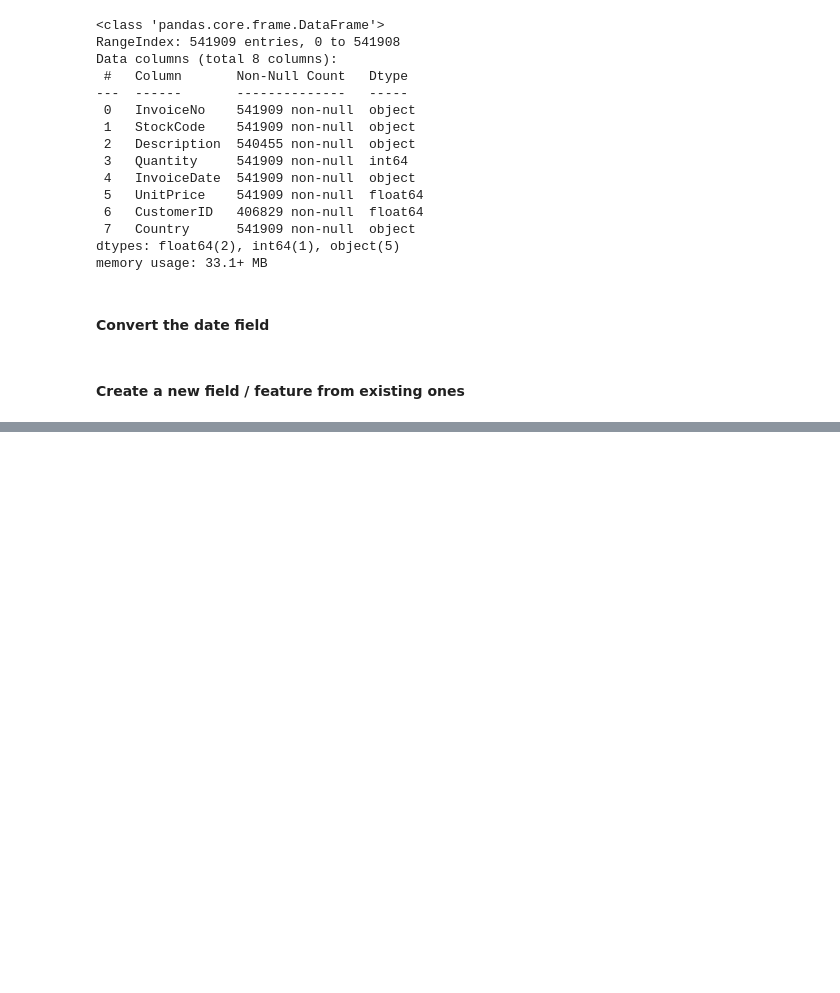
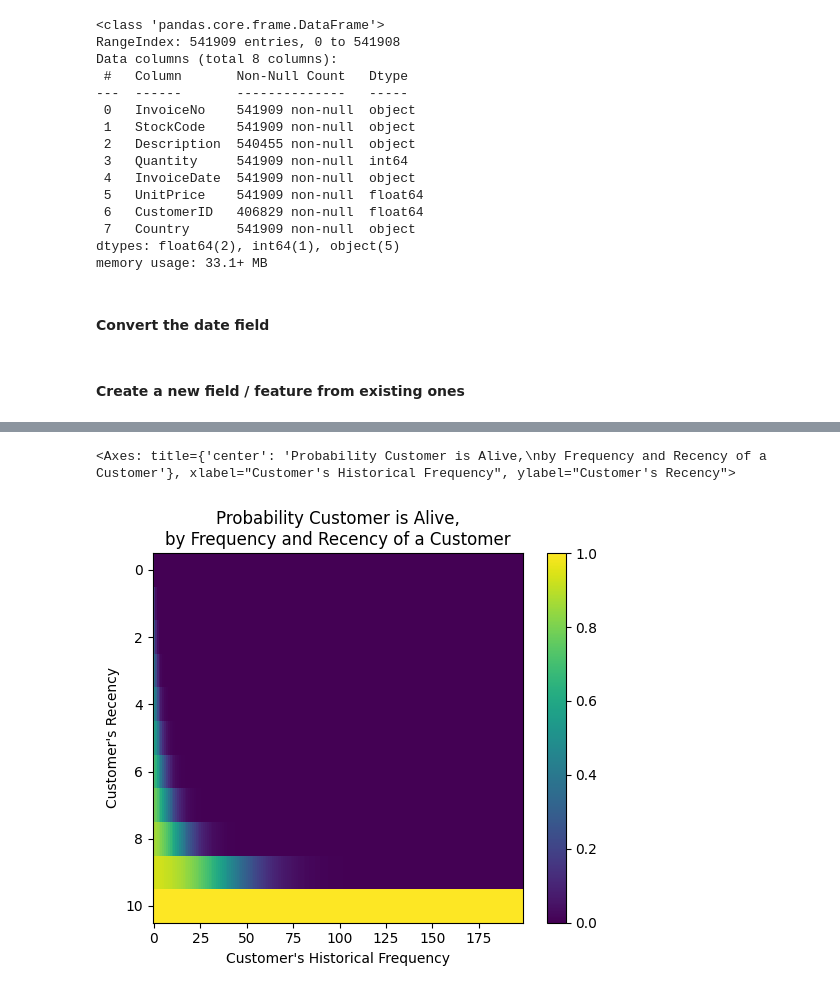
Before and after one commit to popescuaaa/upb-ai-bootcamp-2024, a Jupyter notebook: assignment/Starter.ipynb, the cells around one changed output, grey strips where cells are left out. Cells and saved outputs as stored; diff of their text form; code cells hidden in the pictures; blank space fills up the shorter version.

```diff
--- a/assignment/Starter.ipynb
+++ b/assignment/Starter.ipynb
@@ -149,0 +170,5 @@ Name: InvoiceDate, dtype: float64
+# %%
+plot_probability_alive_matrix(paretof)
+# %% [output]
+<Axes: title={'center': 'Probability Customer is Alive,\nby Frequency and Recency of a Customer'}, xlabel="Customer's Historical Frequency", ylabel="Customer's Recency">
+[figure, added]
```
Also changed, not shown: parts of 7 cells of this notebook, 1 other file.
